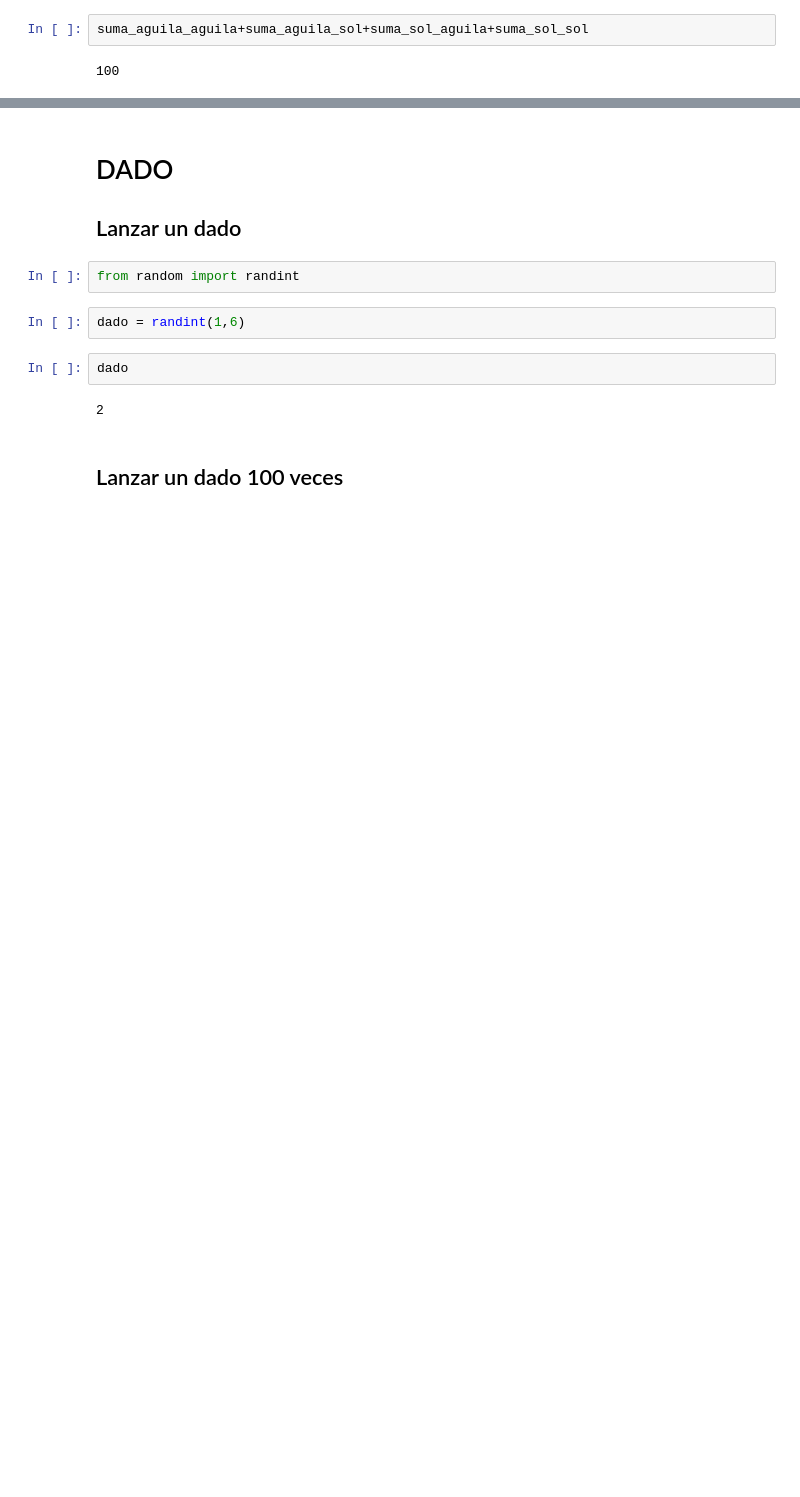
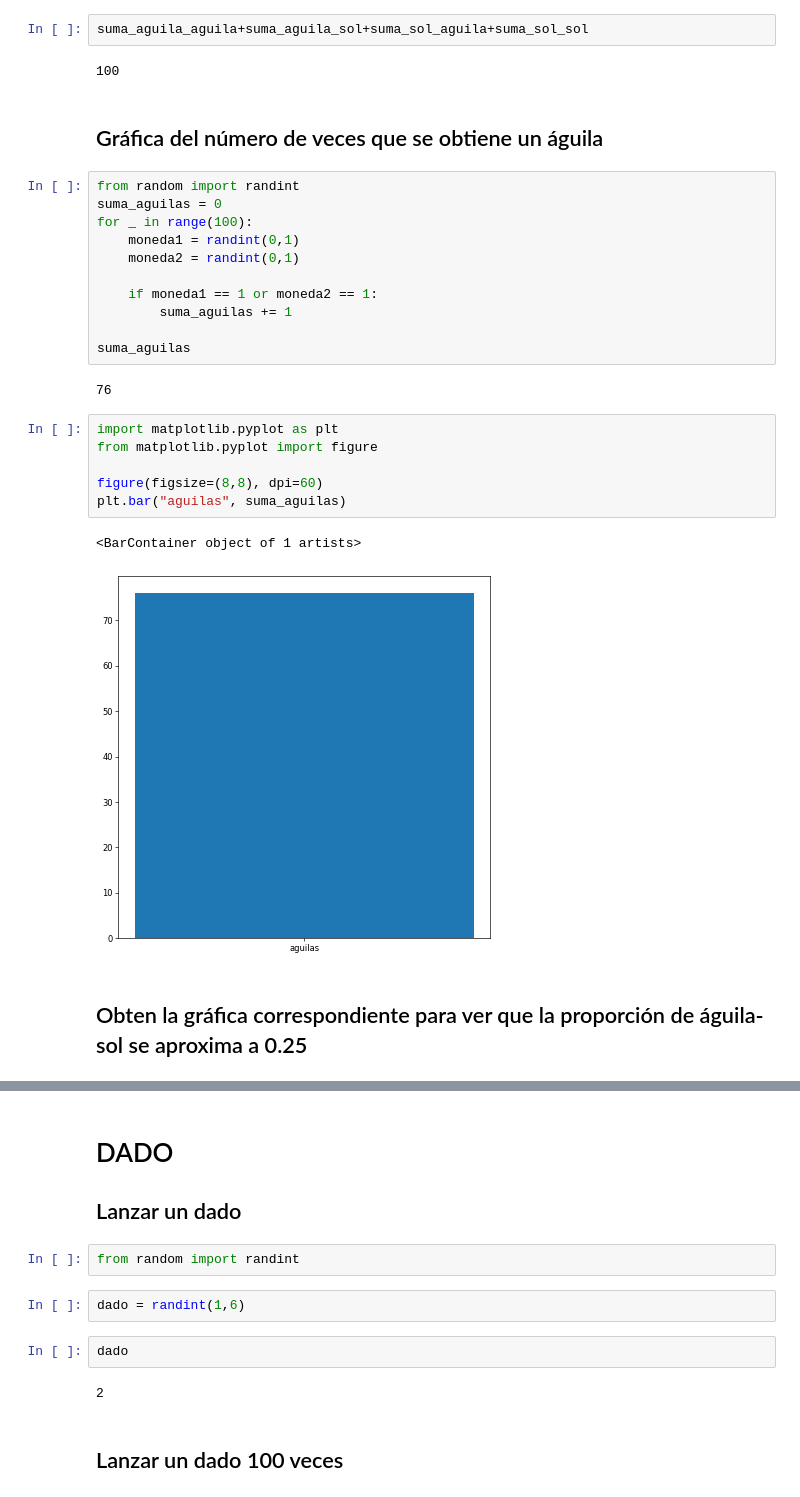
Before and after one commit to Crisel8a/Probabilidad, a Jupyter notebook: Probabilidad_1.ipynb, the cells around one changed output, grey strips where cells are left out. Saved outputs shown, nothing was run; the diff lists cells and outputs as text; blank space fills up the shorter version.

```diff
--- a/Probabilidad_1.ipynb
+++ b/Probabilidad_1.ipynb
@@ -175,3 +176,29 @@ suma_sol_sol 22
 suma_aguila_aguila+suma_aguila_sol+suma_sol_aguila+suma_sol_sol
 # %% [output]
 100
+# %% [markdown]
+## Gráfica del número de veces que se obtiene un águila
+# %%
+from random import randint
+suma_aguilas = 0
+for _ in range(100):
+    moneda1 = randint(0,1)
+    moneda2 = randint(0,1)
+
+    if moneda1 == 1 or moneda2 == 1:
+        suma_aguilas += 1
+
+suma_aguilas
+# %% [output]
+76
+# %%
+import matplotlib.pyplot as plt
+from matplotlib.pyplot import figure
+
+figure(figsize=(8,8), dpi=60)
+plt.bar("aguilas", suma_aguilas)
+# %% [output]
+<BarContainer object of 1 artists>
+[figure, added]
+# %% [markdown]
+## Obten la gráfica correspondiente para ver que la proporción de águila-sol se aproxima a 0.25
```
Also changed, not shown: parts of 17 cells of this notebook.
